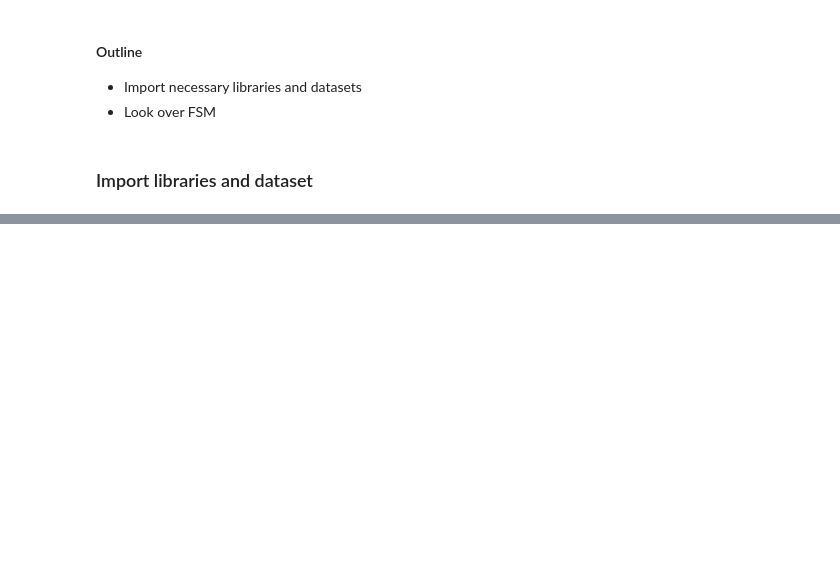
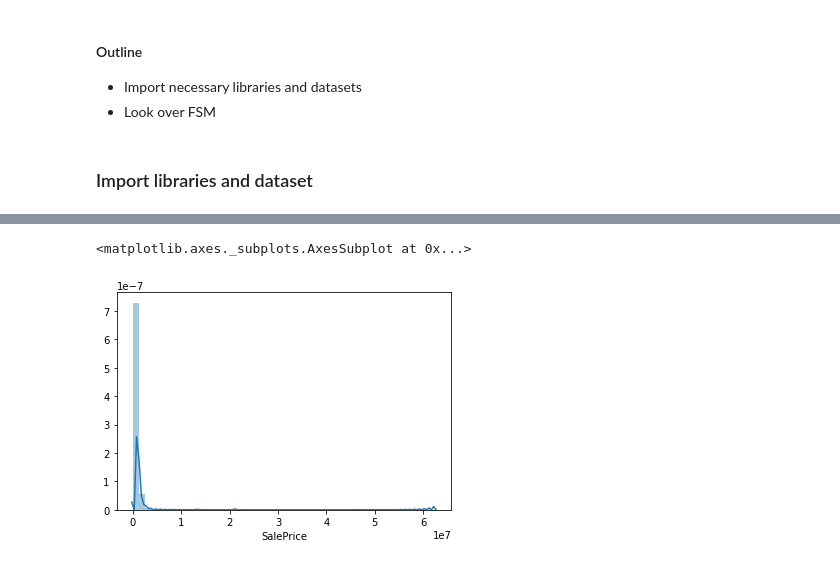
Before and after one commit to KarimOliver/mod_2_flatiron_project, a Jupyter notebook: notebooks/exploratory/jw_iterations.ipynb, the cells around one changed output, grey strips where cells are left out. Saved outputs shown, nothing was run; the diff lists cells and outputs as text; code cells hidden in the pictures; blank space fills up the shorter version.

```diff
--- a/notebooks/exploratory/jw_iterations.ipynb
+++ b/notebooks/exploratory/jw_iterations.ipynb
@@ -43,0 +67,5 @@ df.corr()
+# %%
+sns.distplot(df['SalePrice'], kde=True)
+# %% [output]
+<matplotlib.axes._subplots.AxesSubplot at 0x...>
+[figure, added]
```
Also changed, not shown: parts of 26 cells of this notebook.
